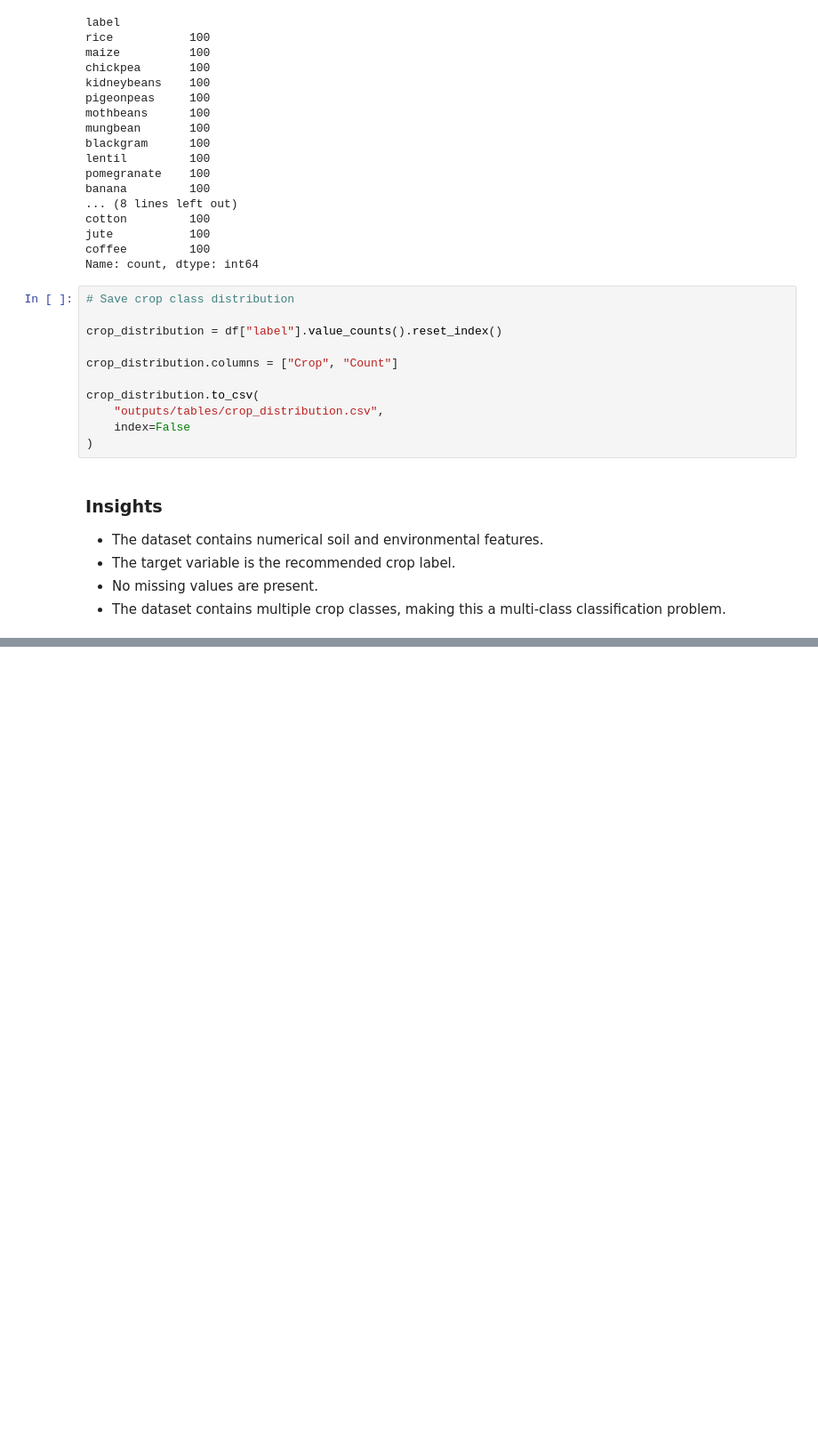
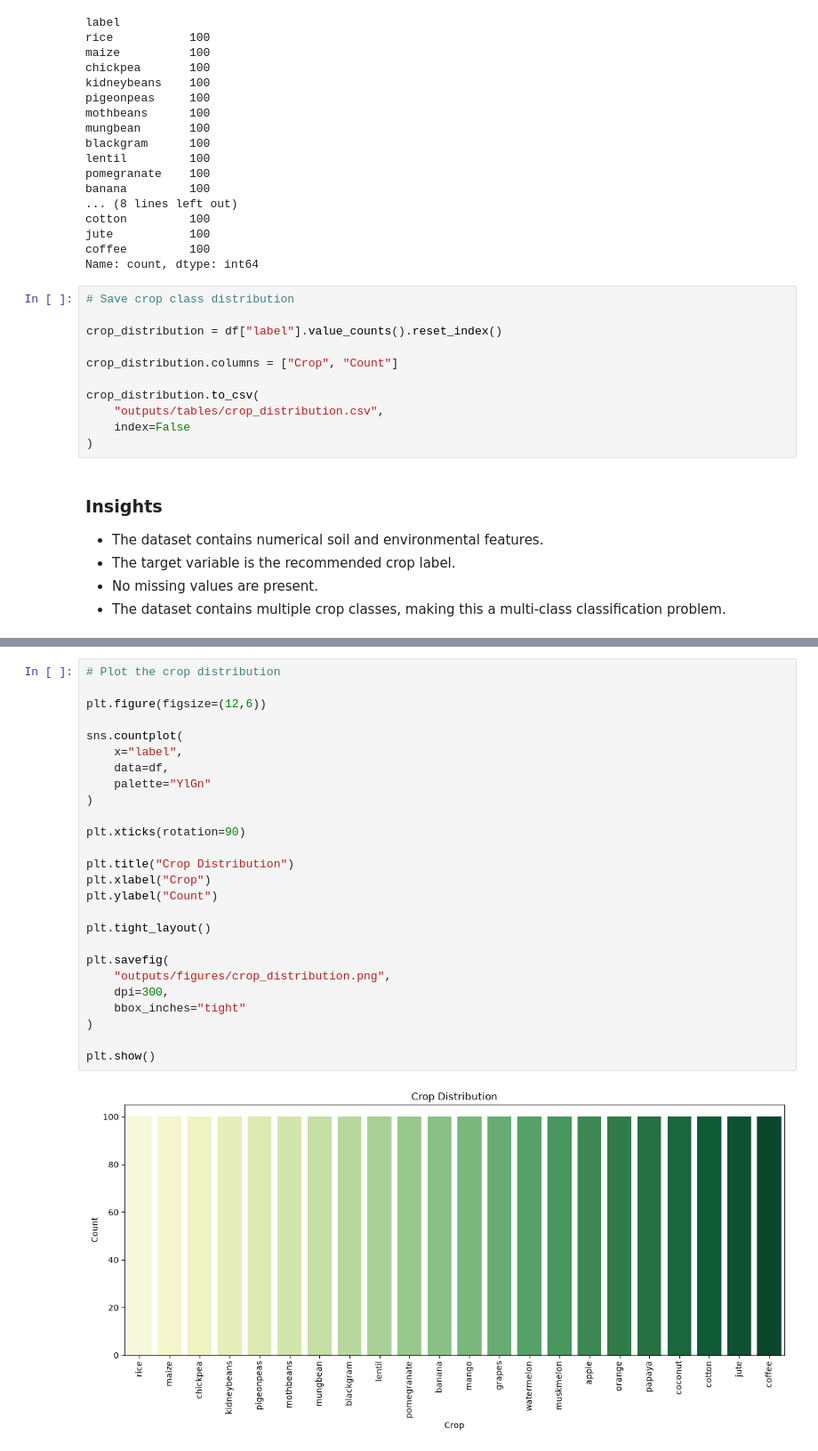
Before and after one commit to Pralishatripathy000/ml-random-forest, a Jupyter notebook: notebook.ipynb, the cells around one changed output, grey strips where cells are left out. Shown at 89% size. Drawn from its saved outputs; the diff is of its cells as text; blank space fills up the shorter version.

Commit message:
Complete exploratory data analysis

```diff
--- a/notebook.ipynb
+++ b/notebook.ipynb
@@ -201,0 +219,28 @@ crop_distribution.to_csv(
+# %%
+# Plot the crop distribution
+
+plt.figure(figsize=(12,6))
+
+sns.countplot(
+    x="label",
+    data=df,
+    palette="YlGn"
+)
+
+plt.xticks(rotation=90)
+
+plt.title("Crop Distribution")
+plt.xlabel("Crop")
+plt.ylabel("Count")
+
+plt.tight_layout()
+
+plt.savefig(
+    "outputs/figures/crop_distribution.png",
+    dpi=300,
+    bbox_inches="tight"
+)
+
+plt.show()
+# %% [output]
+[figure, added]
```
Also changed, not shown: parts of 11 cells of this notebook, 5 other files.
